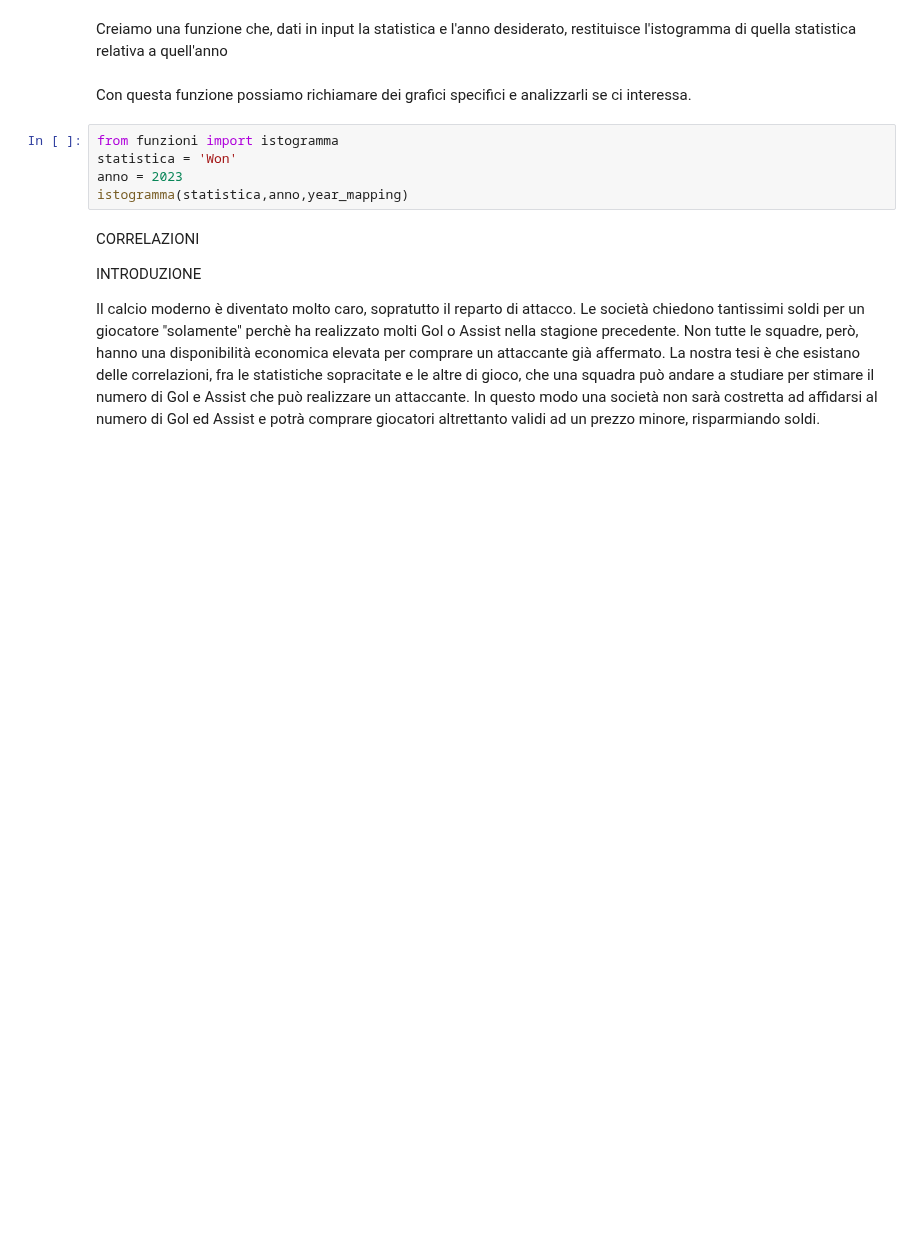
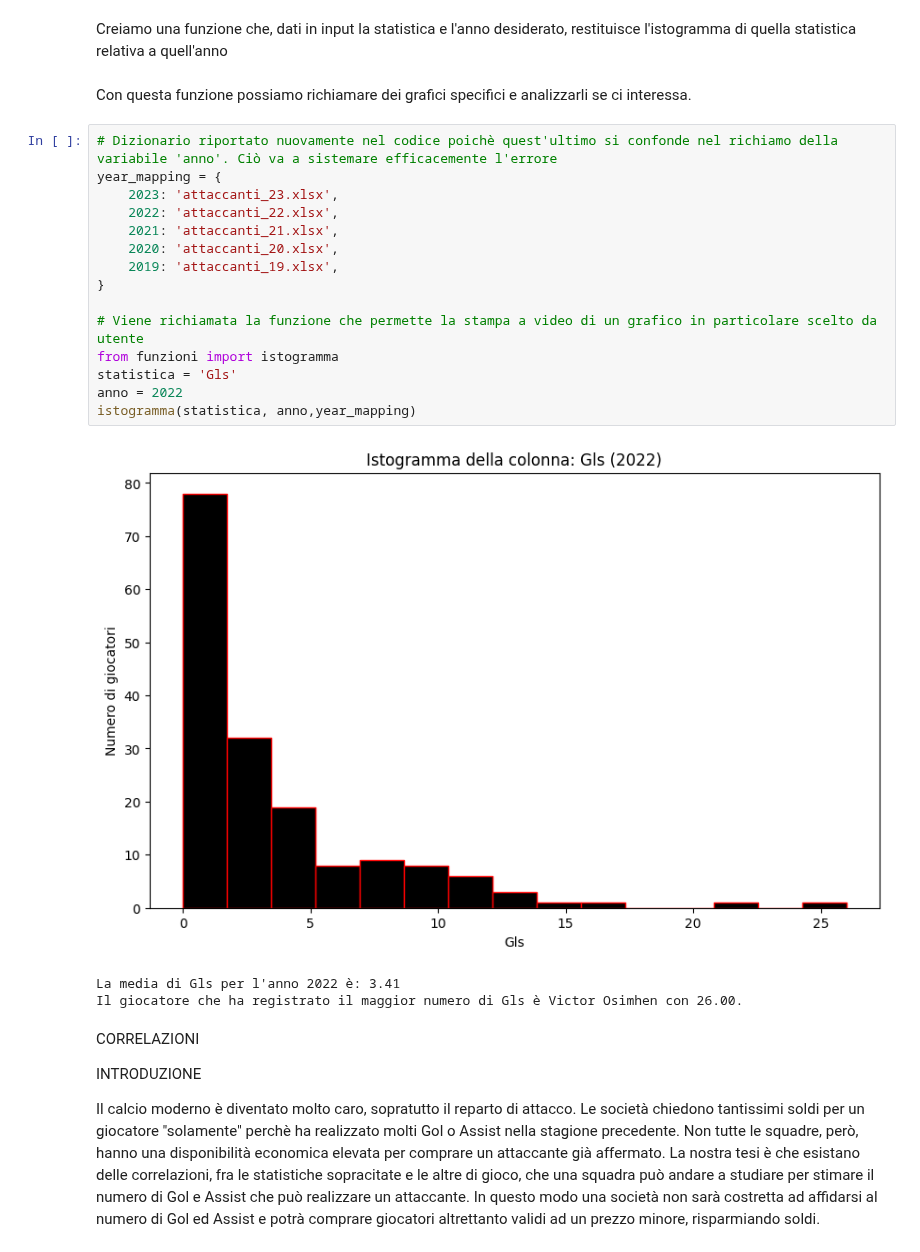
Before and after one commit to Alecaste96/Pytone, a Jupyter notebook: ATTACCANTI/ATTACCANTI.ipynb, the cells around one changed output. Drawn from its saved outputs; the diff is of its cells as text; blank space fills up the shorter version.

```diff
--- a/ATTACCANTI/ATTACCANTI.ipynb
+++ b/ATTACCANTI/ATTACCANTI.ipynb
@@ -270,11 +230,25 @@ Creiamo una funzione che, dati in input la statistica e l'anno desiderato, resti
 relativa a quell'anno
 # %% [markdown]
 Con questa funzione possiamo richiamare dei grafici specifici e analizzarli se ci interessa.
-# %%
-from funzioni import istogramma
-statistica = 'Won'
-anno = 2023
-istogramma(statistica,anno,year_mapping)
+# %%
+# Dizionario riportato nuovamente nel codice poichè quest'ultimo si confonde nel richiamo della variabile 'anno'. Ciò va a sistemare efficacemente l'errore
+year_mapping = {
+    2023: 'attaccanti_23.xlsx',
+    2022: 'attaccanti_22.xlsx',
+    2021: 'attaccanti_21.xlsx',
+    2020: 'attaccanti_20.xlsx',
+    2019: 'attaccanti_19.xlsx',
+}
+
+# Viene richiamata la funzione che permette la stampa a video di un grafico in particolare scelto da utente
+from funzioni import istogramma
+statistica = 'Gls'
+anno = 2022
+istogramma(statistica, anno,year_mapping)
+# %% [output]
+[figure, added]
+La media di Gls per l'anno 2022 è: 3.41
+Il giocatore che ha registrato il maggior numero di Gls è Victor Osimhen con 26.00.
 # %% [markdown]
 CORRELAZIONI
 
```
Also changed, not shown: parts of 17 cells of this notebook, 6 other files.
